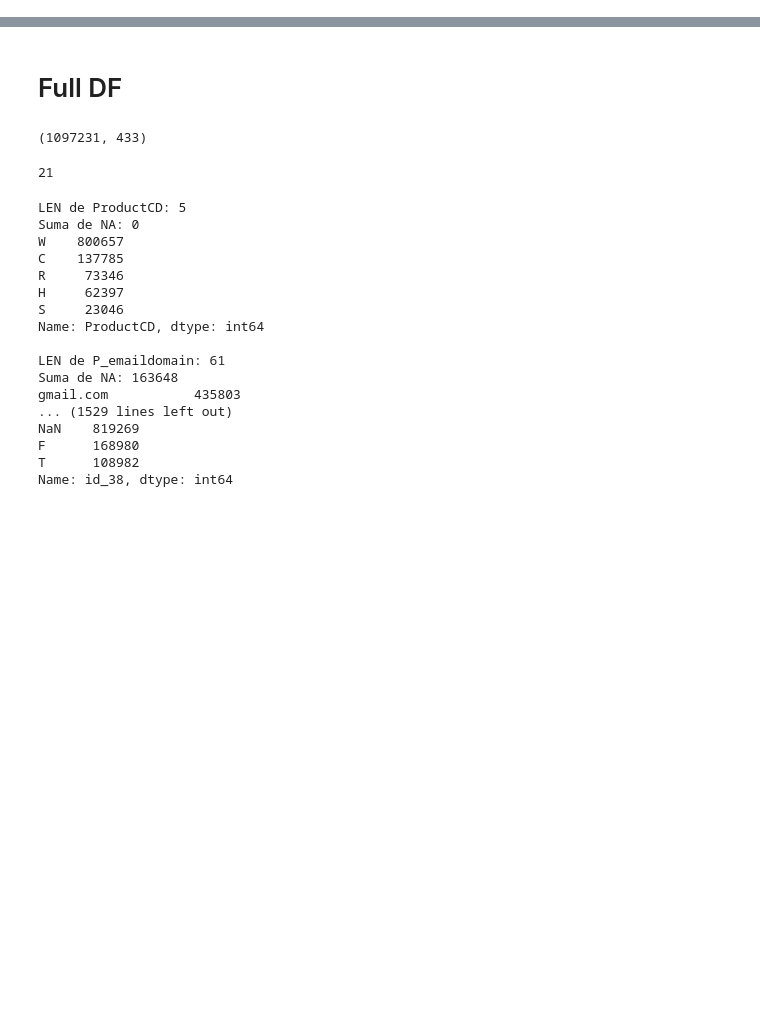
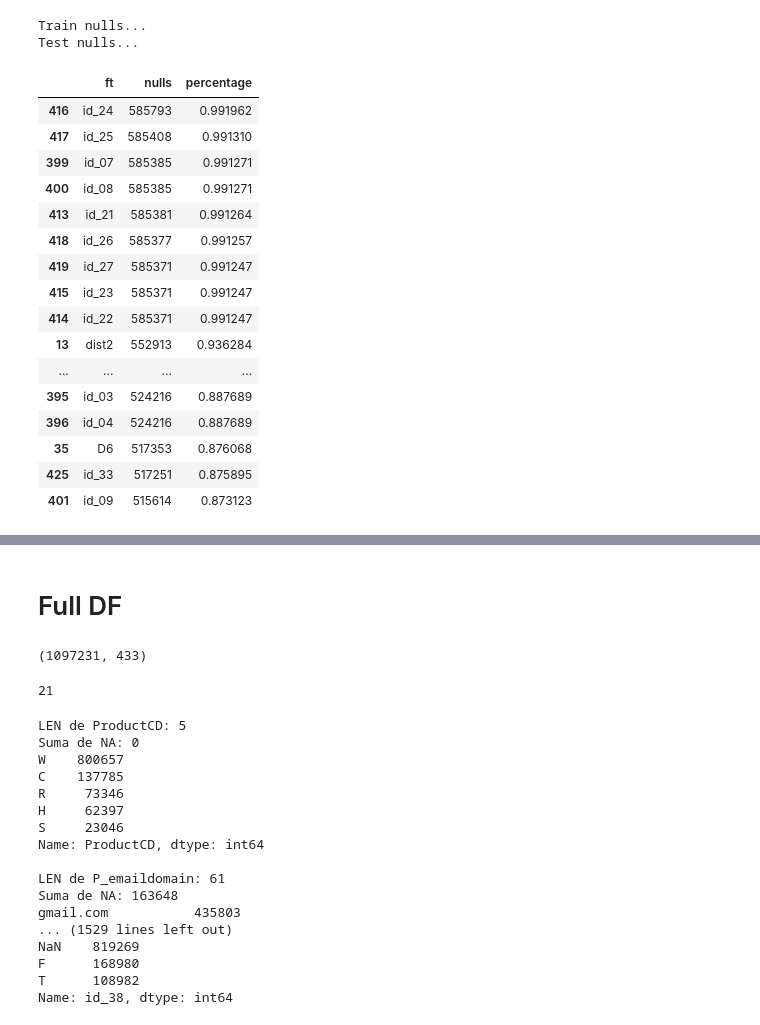
Before and after one commit to rodgomrod/kaggle_ieee_fraud, a Jupyter notebook: train_test_generator.ipynb, the cells around one changed output, grey strips where cells are left out. Saved outputs shown, nothing was run; the diff lists cells and outputs as text; code cells hidden in the pictures; blank space fills up the shorter version.

```diff
--- a/train_test_generator.ipynb
+++ b/train_test_generator.ipynb
@@ -26,0 +31,4 @@ cat_ft = ['ProductCD', 'P_emaildomain', 'R_emaildomain'] + ['card{}'.format(i) f
+# %%
+for c, t in zip(train.columns, train.dtypes):
+    if t == 'object' and c not in cat_ft:
+        cat_ft.append(c)
@@ -32,0 +45,46 @@ len(cat_ft), len(num_ft)
+# %%
+train_null_list = list()
+test_null_list = list()
+
+print('Train nulls...')
+for c in train.columns:
+    train_null_list.append(train[c].isna().sum())
+
+print('Test nulls...')
+for c in test.columns:
+    test_null_list.append(test[c].isna().sum())
+
+len_train = len(train)
+len_test = len(test)
+
+train_per = [x/len_train for x in train_null_list]
+test_per = [x/len_test for x in test_null_list]
+
+
+train_null = pd.DataFrame({'ft': train.columns, 'nulls': train_null_list, 'percentage': train_per})\
+.sort_values('nulls', ascending=False)
+test_null = pd.DataFrame({'ft': test.columns, 'nulls': test_null_list, 'percentage': test_per})\
+.sort_values('nulls', ascending=False)
+# %% [output]
+Train nulls...
+Test nulls...
+# %%
+train_null.head(20)
+# %% [output]
+|  | ft | nulls | percentage |
+| 416 | id_24 | 585793 | 0.991962 |
+| 417 | id_25 | 585408 | 0.991310 |
+| 399 | id_07 | 585385 | 0.991271 |
+| 400 | id_08 | 585385 | 0.991271 |
+| 413 | id_21 | 585381 | 0.991264 |
+| 418 | id_26 | 585377 | 0.991257 |
+| 419 | id_27 | 585371 | 0.991247 |
+| 415 | id_23 | 585371 | 0.991247 |
+| 414 | id_22 | 585371 | 0.991247 |
+| 13 | dist2 | 552913 | 0.936284 |
+| ... | ... | ... | ... |
+| 395 | id_03 | 524216 | 0.887689 |
+| 396 | id_04 | 524216 | 0.887689 |
+| 35 | D6 | 517353 | 0.876068 |
+| 425 | id_33 | 517251 | 0.875895 |
+| 401 | id_09 | 515614 | 0.873123 |
```
Also changed, not shown: parts of 17 cells of this notebook, 1 other file.
